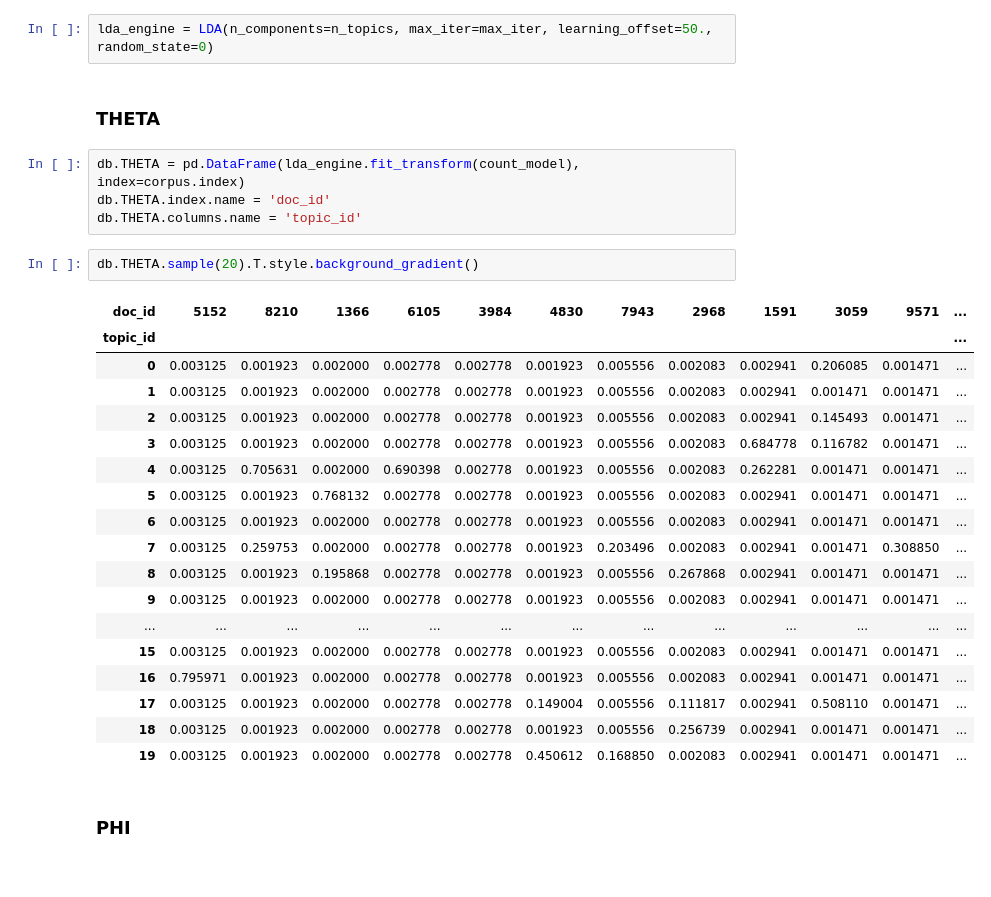
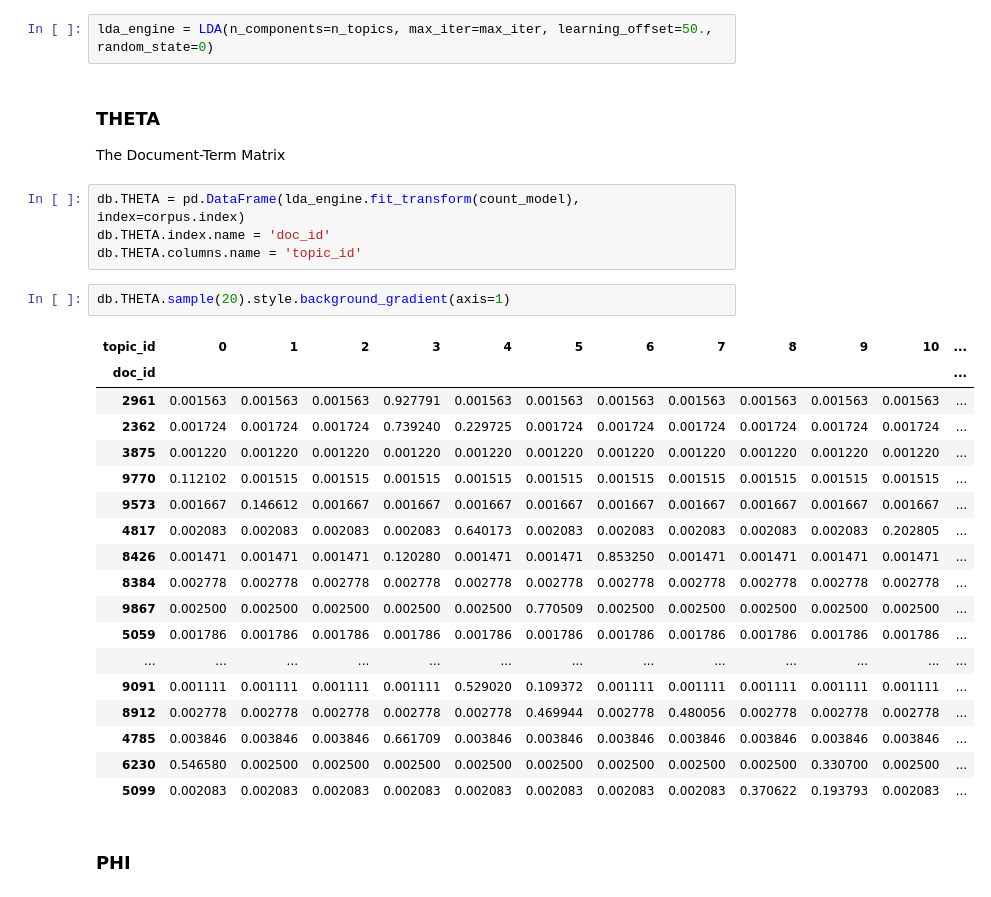
Before and after one commit to ontoligent/TAPI_Topic_Models, a Jupyter notebook: 01-SciKitLearn.ipynb, the cells around one changed output. Saved outputs shown, nothing was run; the diff lists cells and outputs as text.

```diff
--- a/01-SciKitLearn.ipynb
+++ b/01-SciKitLearn.ipynb
@@ -213,31 +206,33 @@ from sklearn.decomposition import LatentDirichletAllocation as LDA, NMF
 lda_engine = LDA(n_components=n_topics, max_iter=max_iter, learning_offset=50., random_state=0)
 # %% [markdown]
 ### THETA
+
+The Document-Term Matrix
 # %%
 db.THETA = pd.DataFrame(lda_engine.fit_transform(count_model), index=corpus.index)
 db.THETA.index.name = 'doc_id'
 db.THETA.columns.name = 'topic_id'
 # %%
-db.THETA.sample(20).T.style.background_gradient()
+db.THETA.sample(20).style.background_gradient(axis=1)
 # %% [output]
-| doc_id | 5152 | 8210 | 1366 | 6105 | 3984 | 4830 | 7943 | 2968 | 1591 | 3059 | 9571 | ... |
-| topic_id |  |  |  |  |  |  |  |  |  |  |  | ... |
-| 0 | 0.003125 | 0.001923 | 0.002000 | 0.002778 | 0.002778 | 0.001923 | 0.005556 | 0.002083 | 0.002941 | 0.206085 | 0.001471 | ... |
-| 1 | 0.003125 | 0.001923 | 0.002000 | 0.002778 | 0.002778 | 0.001923 | 0.005556 | 0.002083 | 0.002941 | 0.001471 | 0.001471 | ... |
-| 2 | 0.003125 | 0.001923 | 0.002000 | 0.002778 | 0.002778 | 0.001923 | 0.005556 | 0.002083 | 0.002941 | 0.145493 | 0.001471 | ... |
-| 3 | 0.003125 | 0.001923 | 0.002000 | 0.002778 | 0.002778 | 0.001923 | 0.005556 | 0.002083 | 0.684778 | 0.116782 | 0.001471 | ... |
-| 4 | 0.003125 | 0.705631 | 0.002000 | 0.690398 | 0.002778 | 0.001923 | 0.005556 | 0.002083 | 0.262281 | 0.001471 | 0.001471 | ... |
-| 5 | 0.003125 | 0.001923 | 0.768132 | 0.002778 | 0.002778 | 0.001923 | 0.005556 | 0.002083 | 0.002941 | 0.001471 | 0.001471 | ... |
-| 6 | 0.003125 | 0.001923 | 0.002000 | 0.002778 | 0.002778 | 0.001923 | 0.005556 | 0.002083 | 0.002941 | 0.001471 | 0.001471 | ... |
-| 7 | 0.003125 | 0.259753 | 0.002000 | 0.002778 | 0.002778 | 0.001923 | 0.203496 | 0.002083 | 0.002941 | 0.001471 | 0.308850 | ... |
-| 8 | 0.003125 | 0.001923 | 0.195868 | 0.002778 | 0.002778 | 0.001923 | 0.005556 | 0.267868 | 0.002941 | 0.001471 | 0.001471 | ... |
-| 9 | 0.003125 | 0.001923 | 0.002000 | 0.002778 | 0.002778 | 0.001923 | 0.005556 | 0.002083 | 0.002941 | 0.001471 | 0.001471 | ... |
+| topic_id | 0 | 1 | 2 | 3 | 4 | 5 | 6 | 7 | 8 | 9 | 10 | ... |
+| doc_id |  |  |  |  |  |  |  |  |  |  |  | ... |
+| 2961 | 0.001563 | 0.001563 | 0.001563 | 0.927791 | 0.001563 | 0.001563 | 0.001563 | 0.001563 | 0.001563 | 0.001563 | 0.001563 | ... |
+| 2362 | 0.001724 | 0.001724 | 0.001724 | 0.739240 | 0.229725 | 0.001724 | 0.001724 | 0.001724 | 0.001724 | 0.001724 | 0.001724 | ... |
+| 3875 | 0.001220 | 0.001220 | 0.001220 | 0.001220 | 0.001220 | 0.001220 | 0.001220 | 0.001220 | 0.001220 | 0.001220 | 0.001220 | ... |
+| 9770 | 0.112102 | 0.001515 | 0.001515 | 0.001515 | 0.001515 | 0.001515 | 0.001515 | 0.001515 | 0.001515 | 0.001515 | 0.001515 | ... |
+| 9573 | 0.001667 | 0.146612 | 0.001667 | 0.001667 | 0.001667 | 0.001667 | 0.001667 | 0.001667 | 0.001667 | 0.001667 | 0.001667 | ... |
+| 4817 | 0.002083 | 0.002083 | 0.002083 | 0.002083 | 0.640173 | 0.002083 | 0.002083 | 0.002083 | 0.002083 | 0.002083 | 0.202805 | ... |
+| 8426 | 0.001471 | 0.001471 | 0.001471 | 0.120280 | 0.001471 | 0.001471 | 0.853250 | 0.001471 | 0.001471 | 0.001471 | 0.001471 | ... |
+| 8384 | 0.002778 | 0.002778 | 0.002778 | 0.002778 | 0.002778 | 0.002778 | 0.002778 | 0.002778 | 0.002778 | 0.002778 | 0.002778 | ... |
+| 9867 | 0.002500 | 0.002500 | 0.002500 | 0.002500 | 0.002500 | 0.770509 | 0.002500 | 0.002500 | 0.002500 | 0.002500 | 0.002500 | ... |
+| 5059 | 0.001786 | 0.001786 | 0.001786 | 0.001786 | 0.001786 | 0.001786 | 0.001786 | 0.001786 | 0.001786 | 0.001786 | 0.001786 | ... |
 | ... | ... | ... | ... | ... | ... | ... | ... | ... | ... | ... | ... | ... |
-| 15 | 0.003125 | 0.001923 | 0.002000 | 0.002778 | 0.002778 | 0.001923 | 0.005556 | 0.002083 | 0.002941 | 0.001471 | 0.001471 | ... |
-| 16 | 0.795971 | 0.001923 | 0.002000 | 0.002778 | 0.002778 | 0.001923 | 0.005556 | 0.002083 | 0.002941 | 0.001471 | 0.001471 | ... |
-| 17 | 0.003125 | 0.001923 | 0.002000 | 0.002778 | 0.002778 | 0.149004 | 0.005556 | 0.111817 | 0.002941 | 0.508110 | 0.001471 | ... |
-| 18 | 0.003125 | 0.001923 | 0.002000 | 0.002778 | 0.002778 | 0.001923 | 0.005556 | 0.256739 | 0.002941 | 0.001471 | 0.001471 | ... |
-| 19 | 0.003125 | 0.001923 | 0.002000 | 0.002778 | 0.002778 | 0.450612 | 0.168850 | 0.002083 | 0.002941 | 0.001471 | 0.001471 | ... |
+| 9091 | 0.001111 | 0.001111 | 0.001111 | 0.001111 | 0.529020 | 0.109372 | 0.001111 | 0.001111 | 0.001111 | 0.001111 | 0.001111 | ... |
+| 8912 | 0.002778 | 0.002778 | 0.002778 | 0.002778 | 0.002778 | 0.469944 | 0.002778 | 0.480056 | 0.002778 | 0.002778 | 0.002778 | ... |
+| 4785 | 0.003846 | 0.003846 | 0.003846 | 0.661709 | 0.003846 | 0.003846 | 0.003846 | 0.003846 | 0.003846 | 0.003846 | 0.003846 | ... |
+| 6230 | 0.546580 | 0.002500 | 0.002500 | 0.002500 | 0.002500 | 0.002500 | 0.002500 | 0.002500 | 0.002500 | 0.330700 | 0.002500 | ... |
+| 5099 | 0.002083 | 0.002083 | 0.002083 | 0.002083 | 0.002083 | 0.002083 | 0.002083 | 0.002083 | 0.370622 | 0.193793 | 0.002083 | ... |
 # %% [markdown]
 ### PHI
 # %%
```
Also changed, not shown: parts of 14 cells of this notebook, 5 other files.
